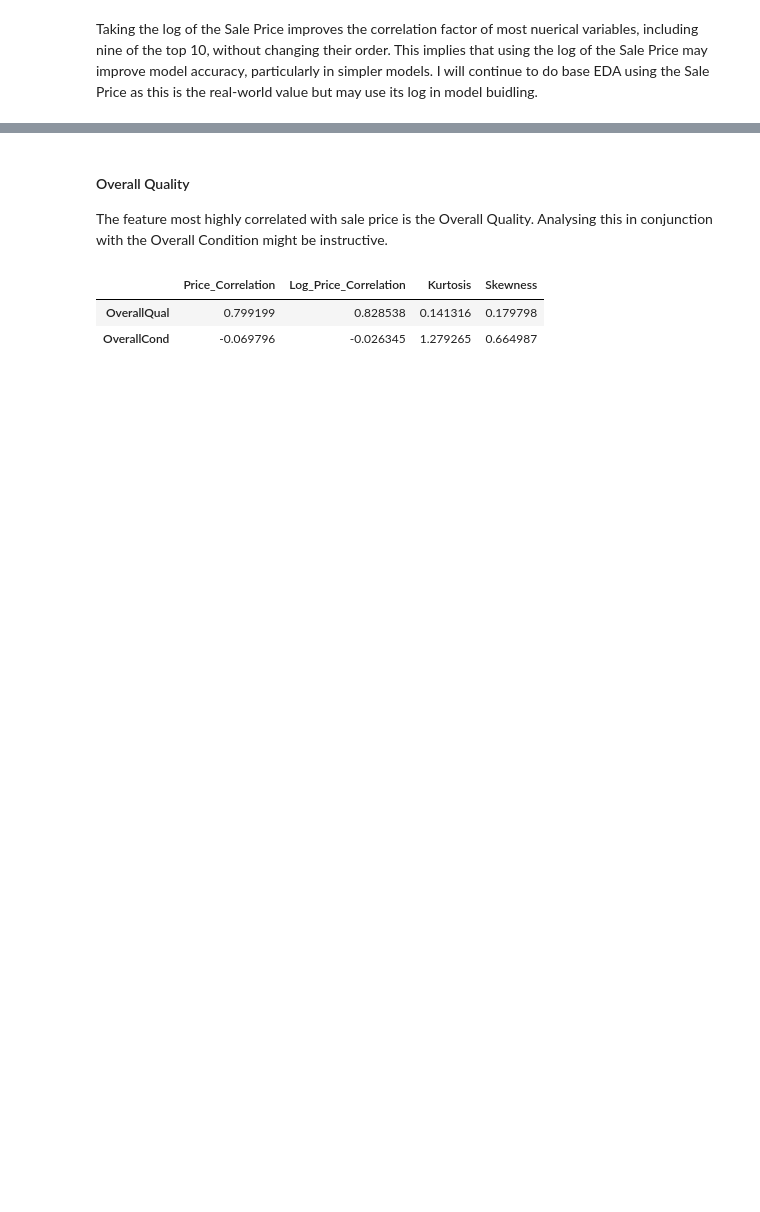
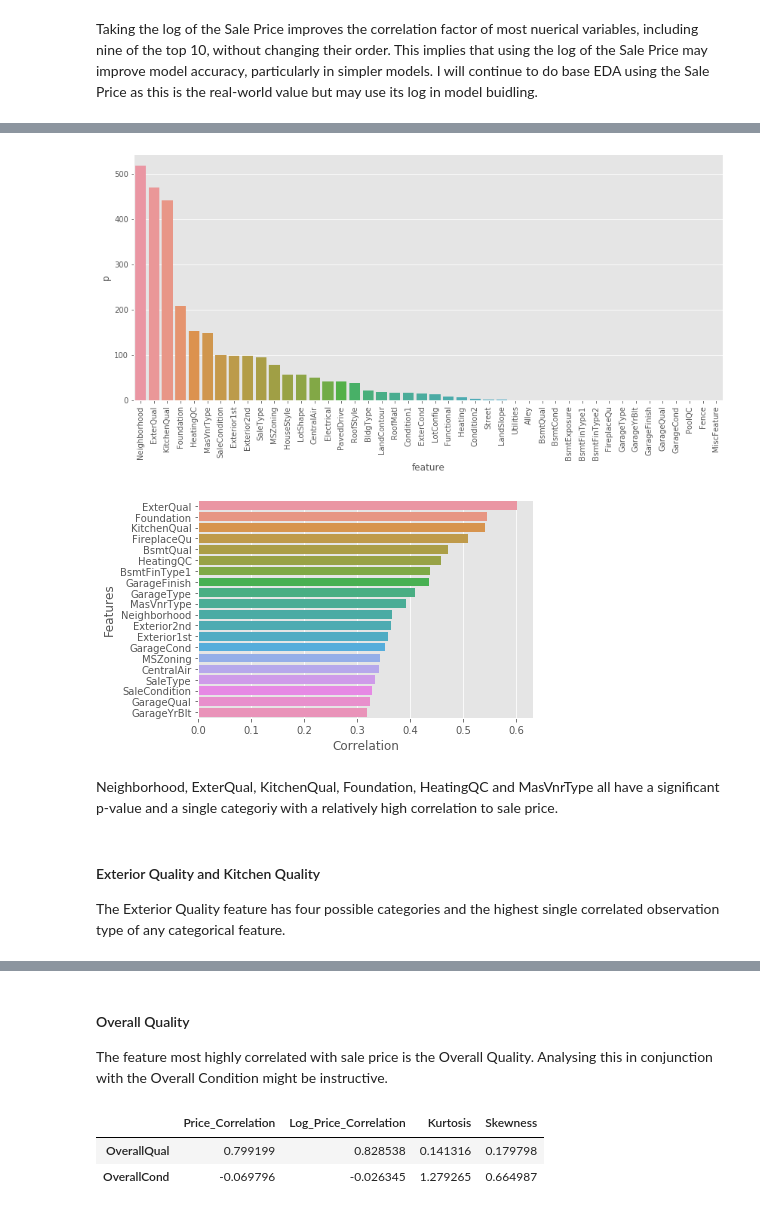
Before and after one commit to Ricksoc/Iowa-Housing, a Jupyter notebook: Ames House Prices.ipynb, the cells around one changed output, grey strips where cells are left out. Saved outputs shown, nothing was run; the diff lists cells and outputs as text; code cells hidden in the pictures; blank space fills up the shorter version.

```diff
--- a/Ames House Prices.ipynb
+++ b/Ames House Prices.ipynb
@@ -560,0 +585,17 @@ type_dict = {str(k) : list(v) for k,v in X_train.groupby(df_train.dtypes,axis=1)
+# %%
+# Look at feature category correlations with Log_SalePrice
+df_features = df_train.loc[:,type_dict['object']]
+max_correlation = []
+
+for col in df_features.columns:
+    # set up dummy variables for each categorical feature column in sequence
+    dummies = pd.get_dummies(df_train[col])
+    dummies = pd.concat([df_train['Log_SalePrice'],dummies],axis=1)
+    # find the maximum correlation of any categoriy in the feature
+    max_corr = dummies.corr()['Log_SalePrice'][1:].abs().max()
+    max_correlation.append(max_corr)
+
+
+feature_correlations = pd.DataFrame({'Features':df_features.columns,'Correlation':max_correlation})
+feature_correlations = feature_correlations.loc[feature_correlations['Correlation']>0.3]\
+        .sort_values(['Correlation'],ascending=False)
@@ -560,0 +605,28 @@ type_dict = {str(k) : list(v) for k,v in X_train.groupby(df_train.dtypes,axis=1)
+# %%
+anova = {'feature':[], 'f':[], 'p':[]}
+for feature in df_train.select_dtypes(include=['object']).columns: #better way of selecting features by dtype
+    category_prices = []
+    for category in df_train[feature].unique():
+        category_prices.append(train[train[feature] == category]['SalePrice'].values)
+    f, p = f_oneway(*category_prices)
+    anova['feature'].append(feature)
+    anova['f'].append(f)
+    anova['p'].append(p)
+anova = pd.DataFrame(anova)
+anova.sort_values('p', inplace=True)
+
+# Plot
+plt.figure(figsize=(14,6))
+sns.barplot(anova['feature'], np.log(1/anova['p']))
+plt.xticks(rotation=90)
+plt.show()
+
+_ = sns.barplot(feature_correlations['Correlation'],feature_correlations['Features'], orient='h')
+# %% [output]
+[figure, added]
+[figure, added]
+# %% [markdown]
+Neighborhood, ExterQual, KitchenQual, Foundation, HeatingQC and MasVnrType all have a significant p-value and a single categoriy with a relatively high correlation to sale price.
+# %% [markdown]
+#### Exterior Quality and Kitchen Quality
+The Exterior Quality feature has four possible categories and the highest single correlated observation type of any categorical feature.
```
Also changed, not shown: parts of 42 cells of this notebook.
